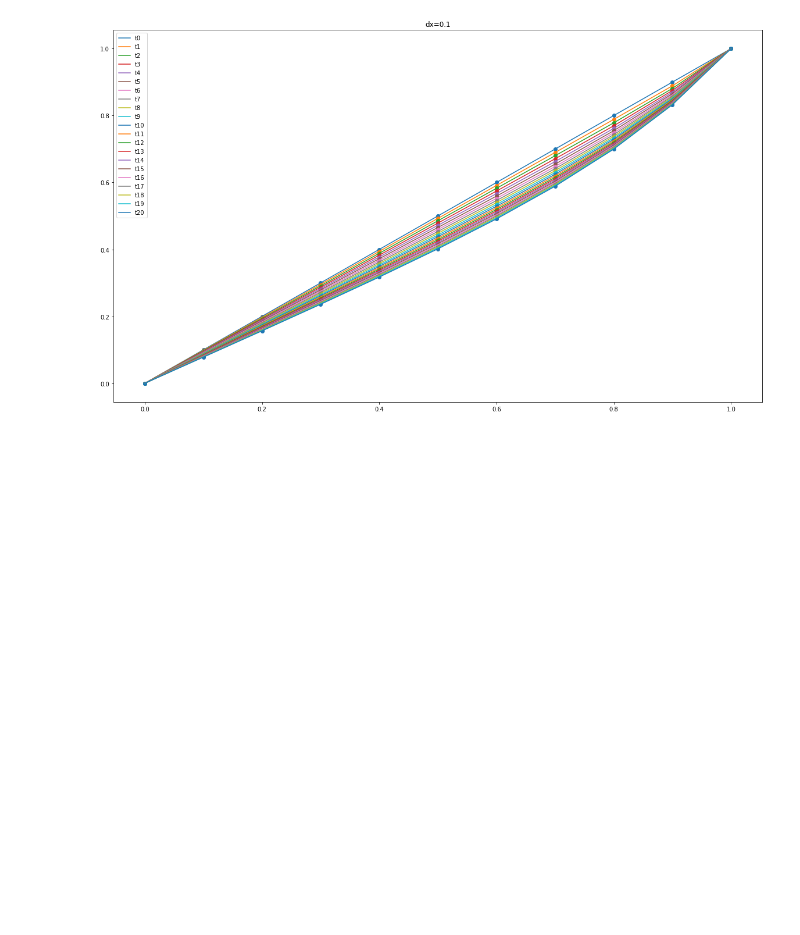
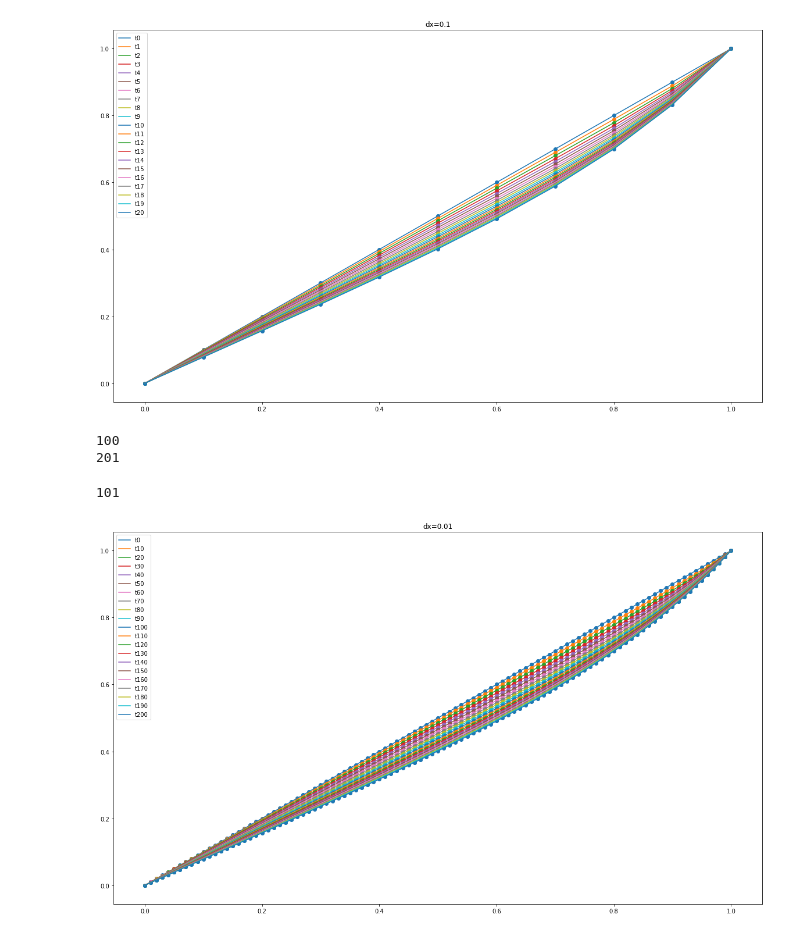
Before and after one commit to rudrasohan/Advanced-Numerical-Techniques, a Jupyter notebook: assignment12.ipynb, the cells around one changed output. Saved outputs shown, nothing was run; the diff lists cells and outputs as text; code cells hidden in the pictures; blank space fills up the shorter version.

```diff
--- a/assignment12.ipynb
+++ b/assignment12.ipynb
@@ -184,3 +184,30 @@ fig.show()
 # %% [output]
 11
 [figure]
+# %%
+cond = Conditions(0.5,0.01,0.0,1.0,0.0,1.0,0.001,200,x,0.0001)
+# %%
+y = Newton_Solver(cond)
+print(len(y))
+x_range = np.arange(cond.x0, cond.xn+cond.dx, cond.dx)
+# %% [output]
+100
+201
+# %%
+n = int(np.ceil((cond.xn - cond.x0)/cond.dx))
+dt = cond.dt
+fig = plt.figure(figsize=(20, 40))
+ax = fig.add_subplot(311)
+ax.set_title("dx=0.01")
+g = []
+print(len(y[0]))
+for i in range(0,len(y),10):
+    x_range = np.arange(cond.x0, cond.xn + cond.dx, cond.dx)
+    ax.plot(x_range, y[i])
+    ax.scatter(x_range, y[i])
+    g.append("t"+str(i))
+ax.legend(tuple(g))
+fig.show()
+# %% [output]
+101
+[figure, added]
```
Also changed, not shown: 4 other files.
